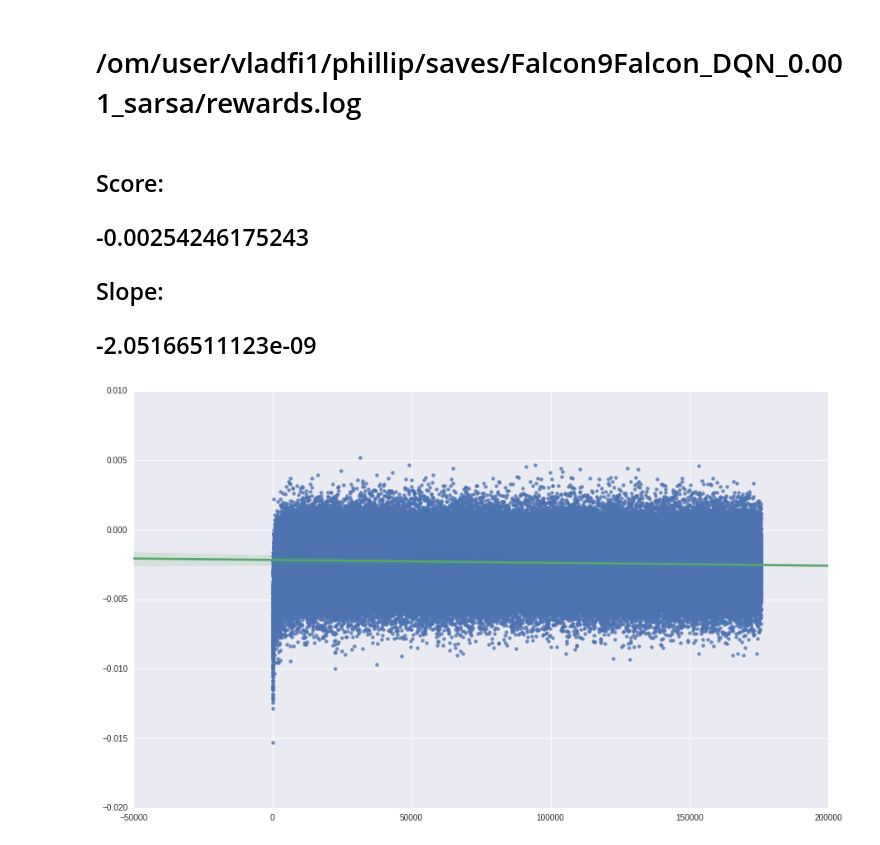
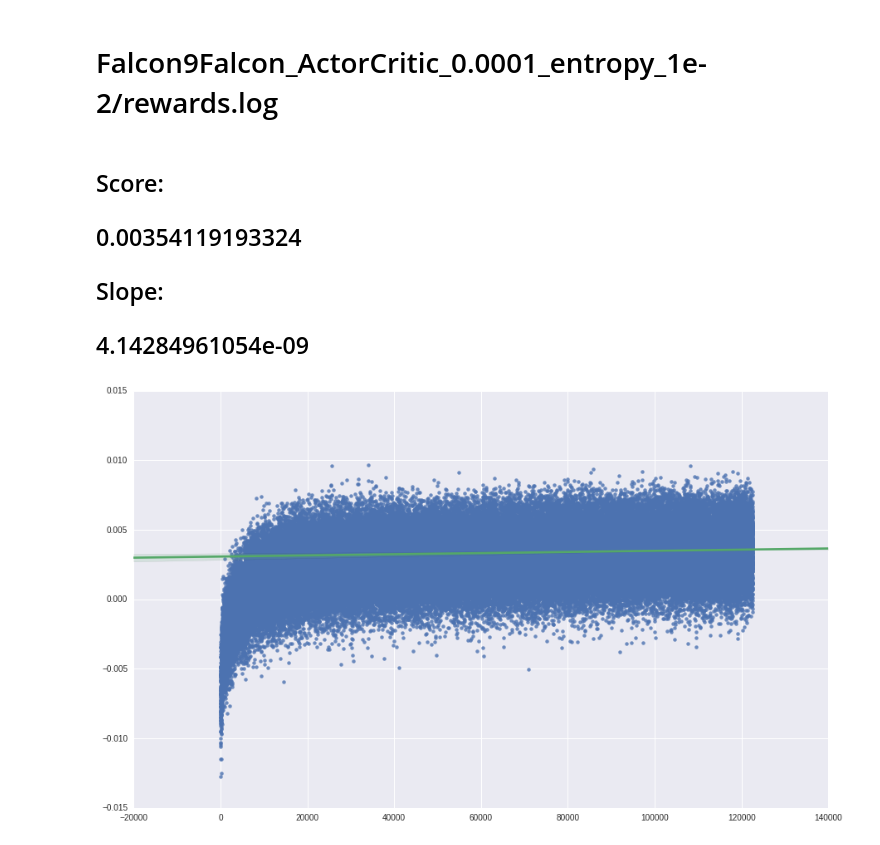
Before and after one commit to vladfi1/phillip, a Jupyter notebook: saves/result_plots_local.ipynb, the cells around one changed output. Cells and saved outputs as stored; diff of their text form; code cells hidden in the pictures.

Commit message:
ran some jobs with entropy

```diff
--- a/saves/result_plots_local.ipynb
+++ b/saves/result_plots_local.ipynb
@@ -87,9 +59,2 @@ Slope:
 # %%
-show_results('/om/user/vladfi1/phillip/saves/Falcon9Falcon_DQN_0.001_sarsa/rewards.log')
+# show_results('/om/user/vladfi1/phillip/saves/Falcon9Falcon_DQN_0.001_sarsa/rewards.log')
-# %% [output]
-/om/user/vladfi1/phillip/saves/Falcon9Falcon_DQN_0.001_sarsa/rewards.log
-Score:
--0.00254246175243
-Slope:
--2.05166511123e-09
-[figure, removed]
@@ -95,0 +67,9 @@ Slope:
+# %%
+show_results('Falcon9Falcon_ActorCritic_0.0001_entropy_1e-2/rewards.log')
+# %% [output]
+Falcon9Falcon_ActorCritic_0.0001_entropy_1e-2/rewards.log
+Score:
+0.00354119193324
+Slope:
+4.14284961054e-09
+[figure, added]
```
Also changed, not shown: parts of 22 cells of this notebook, 2 other files.
